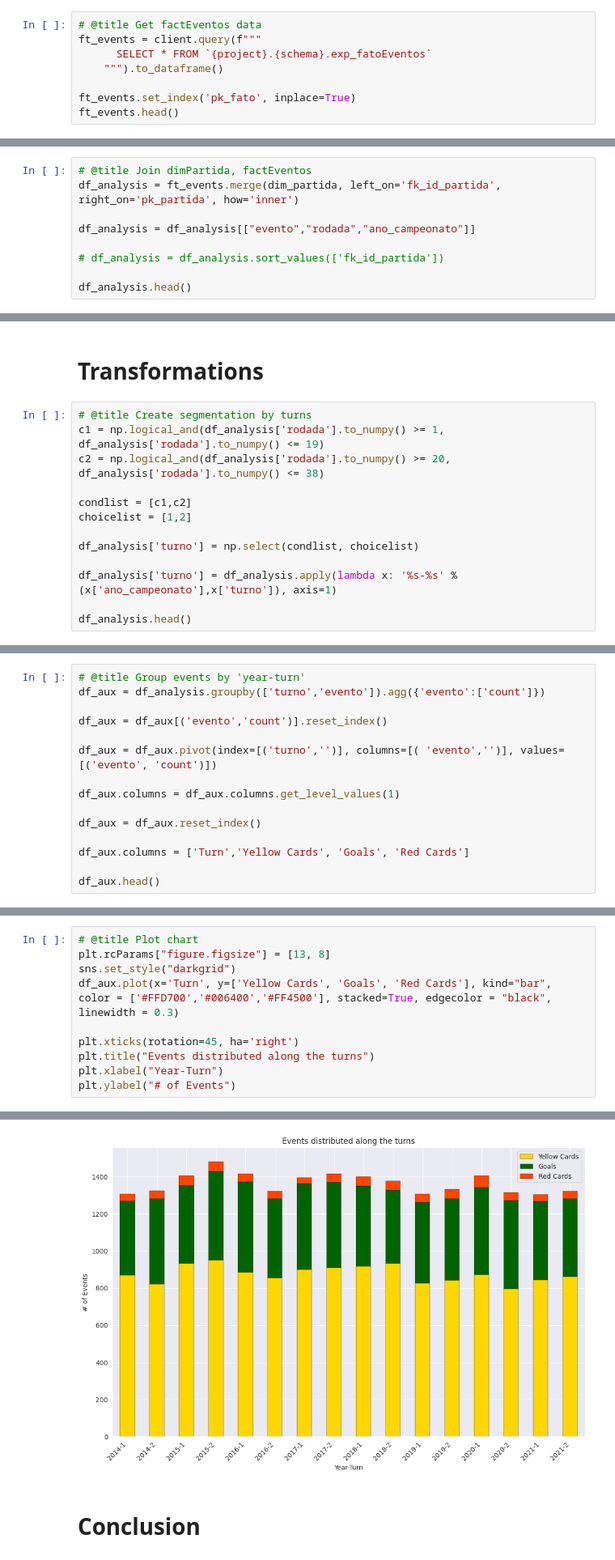
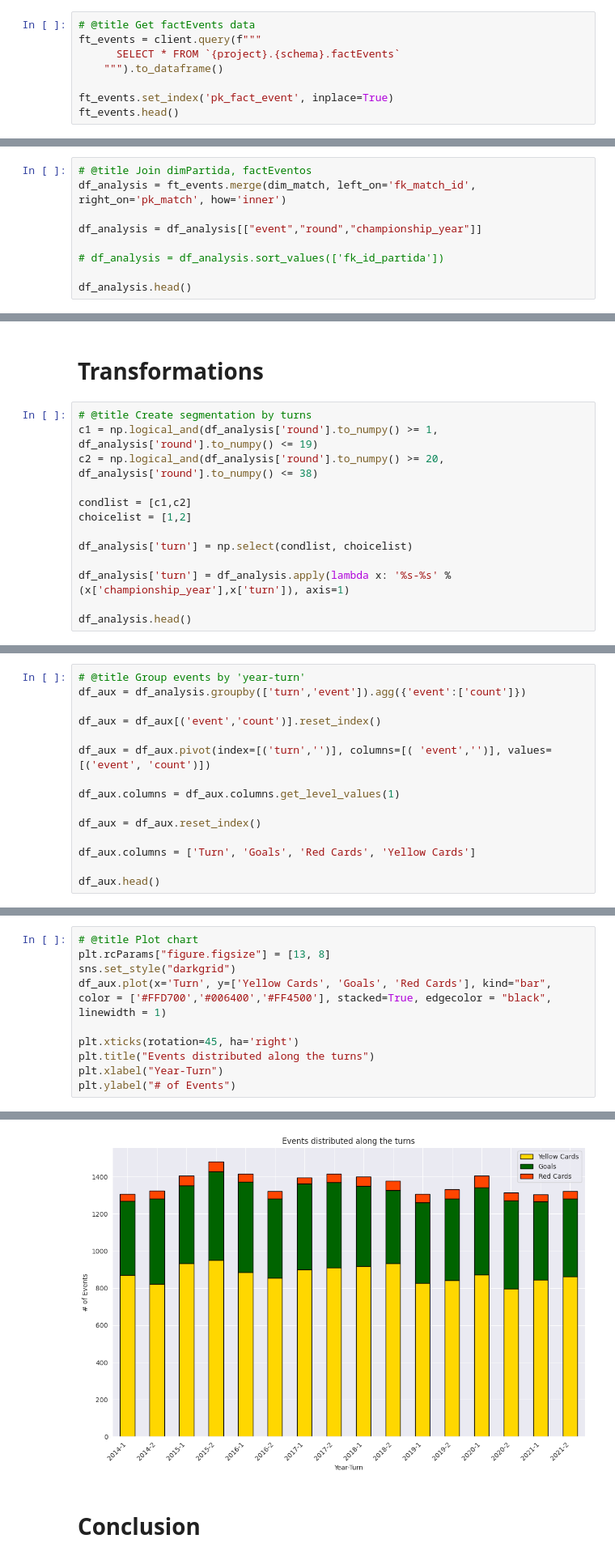
Before and after one commit to igoravelli/brazilian_soccer_championship_analysis, a Jupyter notebook: Events_frequency_along_the_turns_.ipynb, the cells around one changed output, grey strips where cells are left out. Shown at 81% size. Drawn from its saved outputs; the diff is of its cells as text.

```diff
--- a/Events_frequency_along_the_turns_.ipynb
+++ b/Events_frequency_along_the_turns_.ipynb
@@ -44,9 +44,9 @@ dim_partida.head()
 # %%
-# @title Get factEventos data
+# @title Get factEvents data
 ft_events = client.query(f"""
-      SELECT * FROM `{project}.{schema}.exp_fatoEventos`
+      SELECT * FROM `{project}.{schema}.factEvents`
     """).to_dataframe()
 
-ft_events.set_index('pk_fato', inplace=True)
+ft_events.set_index('pk_fact_event', inplace=True)
 ft_events.head()
 # %% [output]
@@ -60,8 +60,8 @@ ft_events.head()
 # %%
 # @title Join dimPartida, factEventos
-df_analysis = ft_events.merge(dim_partida, left_on='fk_id_partida', right_on='pk_partida', how='inner')
+df_analysis = ft_events.merge(dim_match, left_on='fk_match_id', right_on='pk_match', how='inner')
 
-df_analysis = df_analysis[["evento","rodada","ano_campeonato"]]
+df_analysis = df_analysis[["event","round","championship_year"]]
 
 # df_analysis = df_analysis.sort_values(['fk_id_partida'])
 
@@ -77,15 +77,15 @@ df_analysis.head()
 # Transformations
 # %%
 # @title Create segmentation by turns
-c1 = np.logical_and(df_analysis['rodada'].to_numpy() >= 1, df_analysis['rodada'].to_numpy() <= 19)
-c2 = np.logical_and(df_analysis['rodada'].to_numpy() >= 20, df_analysis['rodada'].to_numpy() <= 38)
+c1 = np.logical_and(df_analysis['round'].to_numpy() >= 1, df_analysis['round'].to_numpy() <= 19)
+c2 = np.logical_and(df_analysis['round'].to_numpy() >= 20, df_analysis['round'].to_numpy() <= 38)
 
 condlist = [c1,c2]
 choicelist = [1,2]
 
-df_analysis['turno'] = np.select(condlist, choicelist)
+df_analysis['turn'] = np.select(condlist, choicelist)
 
-df_analysis['turno'] = df_analysis.apply(lambda x: '%s-%s' % (x['ano_campeonato'],x['turno']), axis=1)
+df_analysis['turn'] = df_analysis.apply(lambda x: '%s-%s' % (x['championship_year'],x['turn']), axis=1)
 
 df_analysis.head()
 # %% [output]
@@ -98,16 +98,16 @@ df_analysis.head()
 # %%
 # @title Group events by 'year-turn'
-df_aux = df_analysis.groupby(['turno','evento']).agg({'evento':['count']})
+df_aux = df_analysis.groupby(['turn','event']).agg({'event':['count']})
 
-df_aux = df_aux[('evento','count')].reset_index()
+df_aux = df_aux[('event','count')].reset_index()
 
-df_aux = df_aux.pivot(index=[('turno','')], columns=[( 'evento','')], values=[('evento', 'count')])
+df_aux = df_aux.pivot(index=[('turn','')], columns=[( 'event','')], values=[('event', 'count')])
 
 df_aux.columns = df_aux.columns.get_level_values(1)
 
 df_aux = df_aux.reset_index()
 
-df_aux.columns = ['Turn','Yellow Cards', 'Goals', 'Red Cards']
+df_aux.columns = ['Turn', 'Goals', 'Red Cards', 'Yellow Cards']
 
 df_aux.head()
 # %% [output]
@@ -120,16 +120,16 @@ df_aux.head()
 # %%
 # @title Plot chart
 plt.rcParams["figure.figsize"] = [13, 8]
 sns.set_style("darkgrid")
-df_aux.plot(x='Turn', y=['Yellow Cards', 'Goals', 'Red Cards'], kind="bar", color = ['#FFD700','#006400','#FF4500'], stacked=True, edgecolor = "black", linewidth = 0.3)
+df_aux.plot(x='Turn', y=['Yellow Cards', 'Goals', 'Red Cards'], kind="bar", color = ['#FFD700','#006400','#FF4500'], stacked=True, edgecolor = "black", linewidth = 1)
 
 plt.xticks(rotation=45, ha='right')
 plt.title("Events distributed along the turns")
 plt.xlabel("Year-Turn")
 plt.ylabel("# of Events")
 # %% [output]
 Text(0, 0.5, '# of Events')
-[figure, old version]
+[figure, new version]
 # %% [markdown]
 # Conclusion
 # %% [markdown]
```
Also changed, not shown: parts of 6 cells of this notebook.
